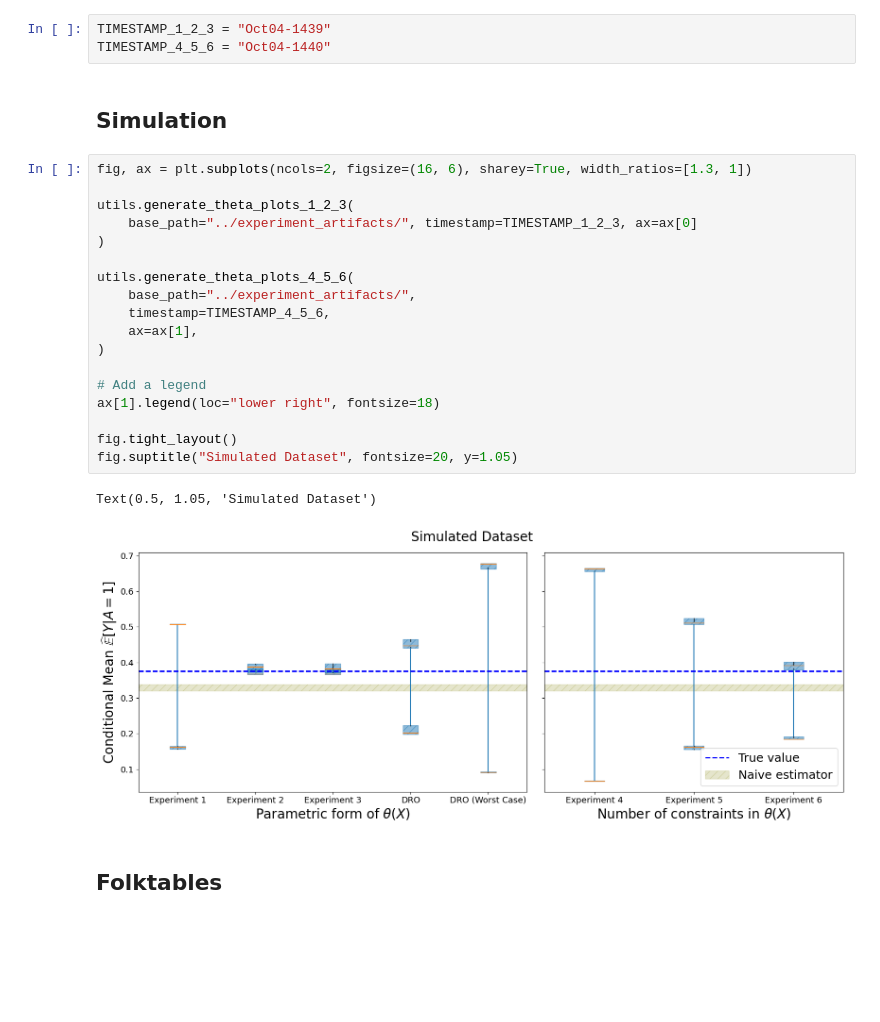
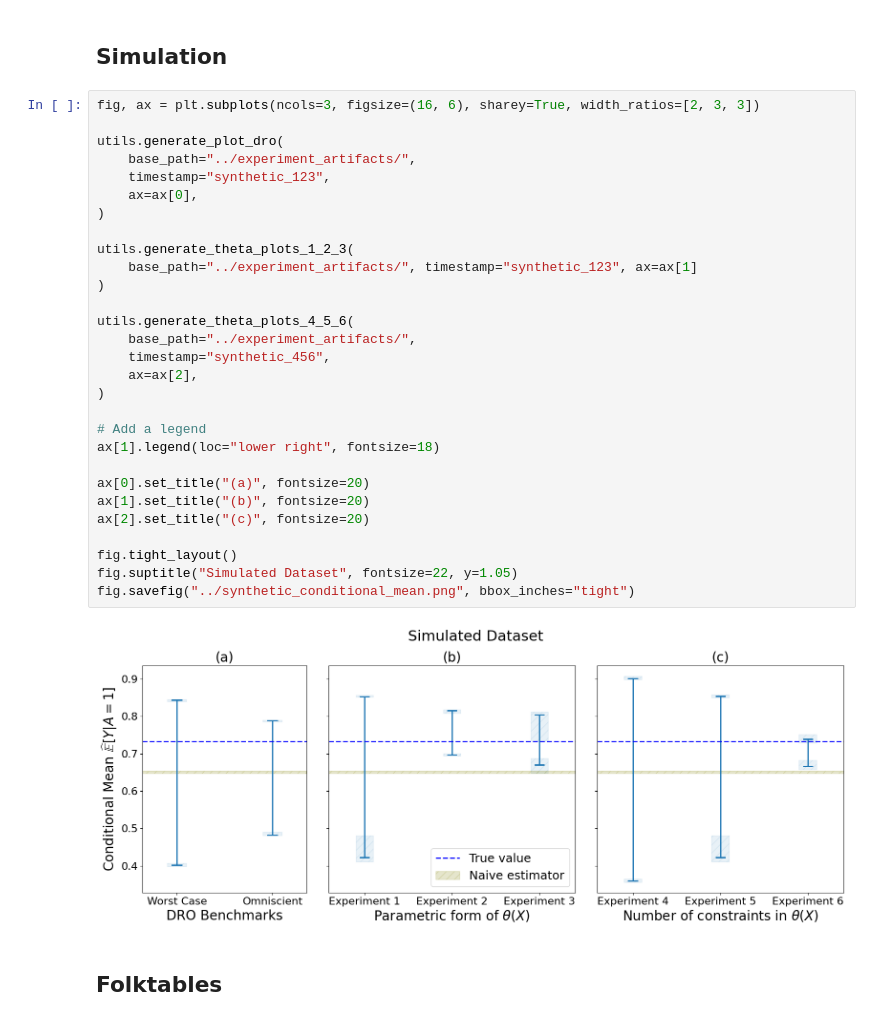
Before and after one commit to secg5/inference_contrained_distribution_shift, a Jupyter notebook: plotting/paper_plots.ipynb, the cells around one changed output. Saved outputs shown, nothing was run; the diff lists cells and outputs as text; blank space fills up the shorter version.

Commit message:
Refactor plotting utils

```diff
--- a/plotting/paper_plots.ipynb
+++ b/plotting/paper_plots.ipynb
@@ -12,29 +13,36 @@ import utils
-# %%
-TIMESTAMP_1_2_3 = "Oct04-1439"
-TIMESTAMP_4_5_6 = "Oct04-1440"
 # %% [markdown]
 ## Simulation
 # %%
-fig, ax = plt.subplots(ncols=2, figsize=(16, 6), sharey=True, width_ratios=[1.3, 1])
+fig, ax = plt.subplots(ncols=3, figsize=(16, 6), sharey=True, width_ratios=[2, 3, 3])
+
+utils.generate_plot_dro(
+    base_path="../experiment_artifacts/",
+    timestamp="synthetic_123",
+    ax=ax[0],
+)
 
 utils.generate_theta_plots_1_2_3(
-    base_path="../experiment_artifacts/", timestamp=TIMESTAMP_1_2_3, ax=ax[0]
+    base_path="../experiment_artifacts/", timestamp="synthetic_123", ax=ax[1]
 )
 
 utils.generate_theta_plots_4_5_6(
     base_path="../experiment_artifacts/",
-    timestamp=TIMESTAMP_4_5_6,
-    ax=ax[1],
+    timestamp="synthetic_456",
+    ax=ax[2],
 )
 
 # Add a legend
 ax[1].legend(loc="lower right", fontsize=18)
 
+ax[0].set_title("(a)", fontsize=20)
+ax[1].set_title("(b)", fontsize=20)
+ax[2].set_title("(c)", fontsize=20)
+
 fig.tight_layout()
-fig.suptitle("Simulated Dataset", fontsize=20, y=1.05)
+fig.suptitle("Simulated Dataset", fontsize=22, y=1.05)
+fig.savefig("../synthetic_conditional_mean.png", bbox_inches="tight")
 # %% [output]
-Text(0.5, 1.05, 'Simulated Dataset')
-[figure, old version]
+[figure, new version]
 # %% [markdown]
 ## Folktables
 # %%
```
Also changed, not shown: parts of 34 cells of this notebook, 1 other file.
